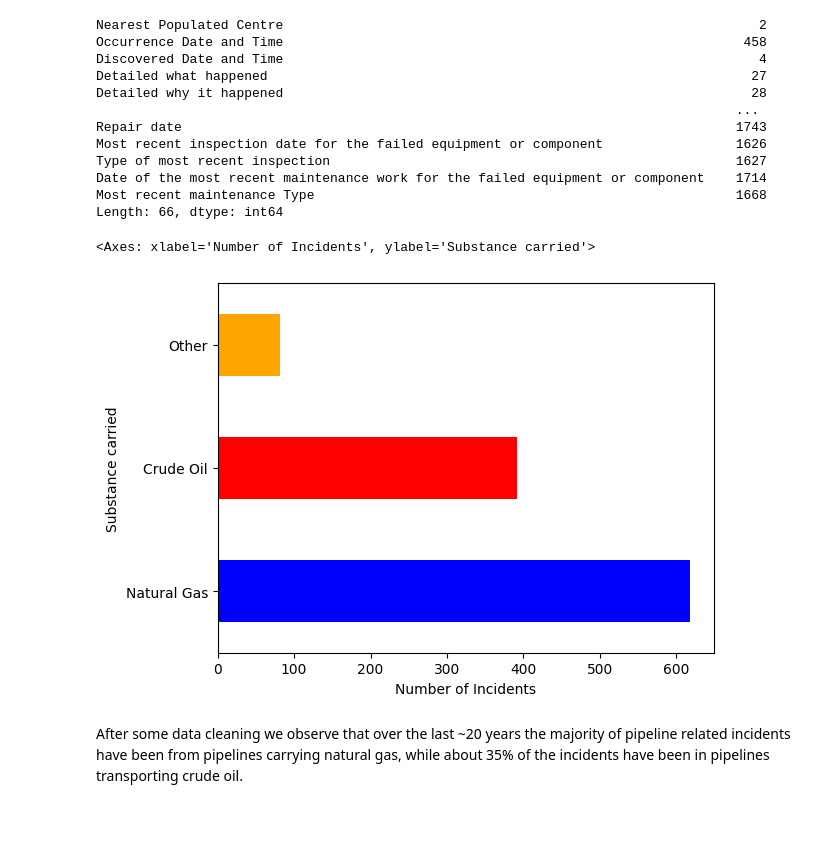
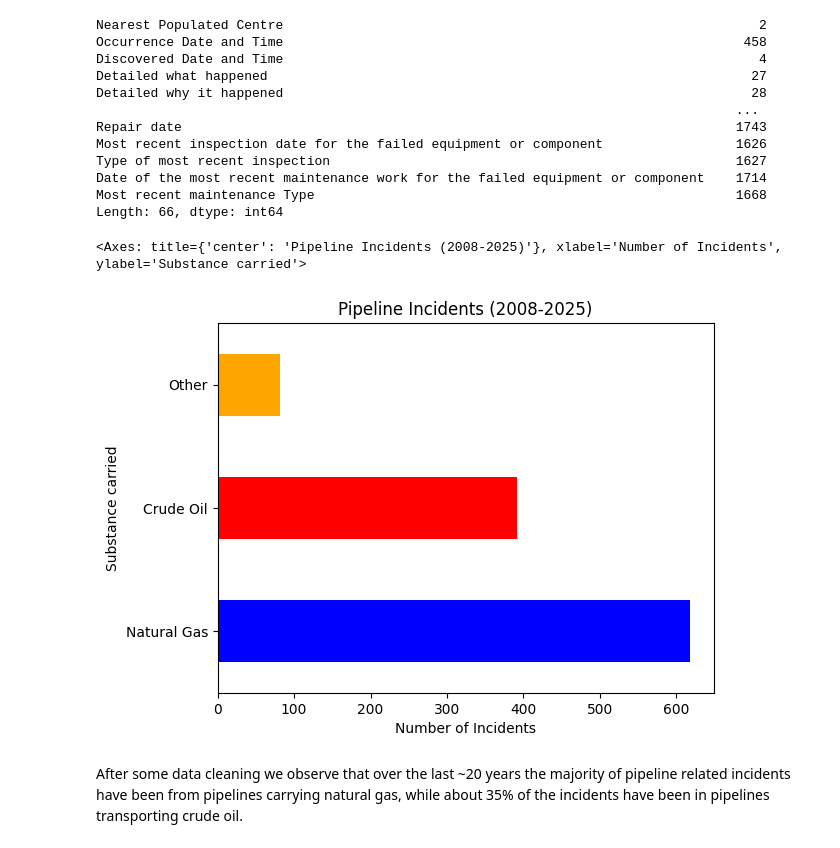
Before and after one commit to jwatchorn/pipeline_analysis, a Jupyter notebook: notebook.ipynb, the cells around one changed output. Saved outputs shown, nothing was run; the diff lists cells and outputs as text; code cells hidden in the pictures; blank space fills up the shorter version.

```diff
--- a/notebook.ipynb
+++ b/notebook.ipynb
@@ -65,10 +67,10 @@ df_raw['Substance carried'] = df_raw['Substance carried'].str.replace(r'^(?!.*(C
 df = df_raw[df_raw['Substance carried'].notnull()].copy()
 # %%
 #plot distribution of pipeline incidents by type of substance carried
-df['Substance carried'].value_counts().plot(xlabel='Number of Incidents',kind='barh', facecolor=['blue','red','orange'])
+df['Substance carried'].value_counts().plot(xlabel='Number of Incidents',kind='barh', facecolor=['blue','red','orange'], title = 'Pipeline Incidents (2008-2025)')
 # %% [output]
-<Axes: xlabel='Number of Incidents', ylabel='Substance carried'>
+<Axes: title={'center': 'Pipeline Incidents (2008-2025)'}, xlabel='Number of Incidents', ylabel='Substance carried'>
-[figure, old version]
+[figure, new version]
 # %% [markdown]
 After some data cleaning we observe that over the last ~20 years the majority of pipeline related incidents have been from pipelines carrying natural gas, while about 35% of the incidents have been in pipelines transporting crude oil.
 # %%
```
Also changed, not shown: parts of 6 cells of this notebook.
